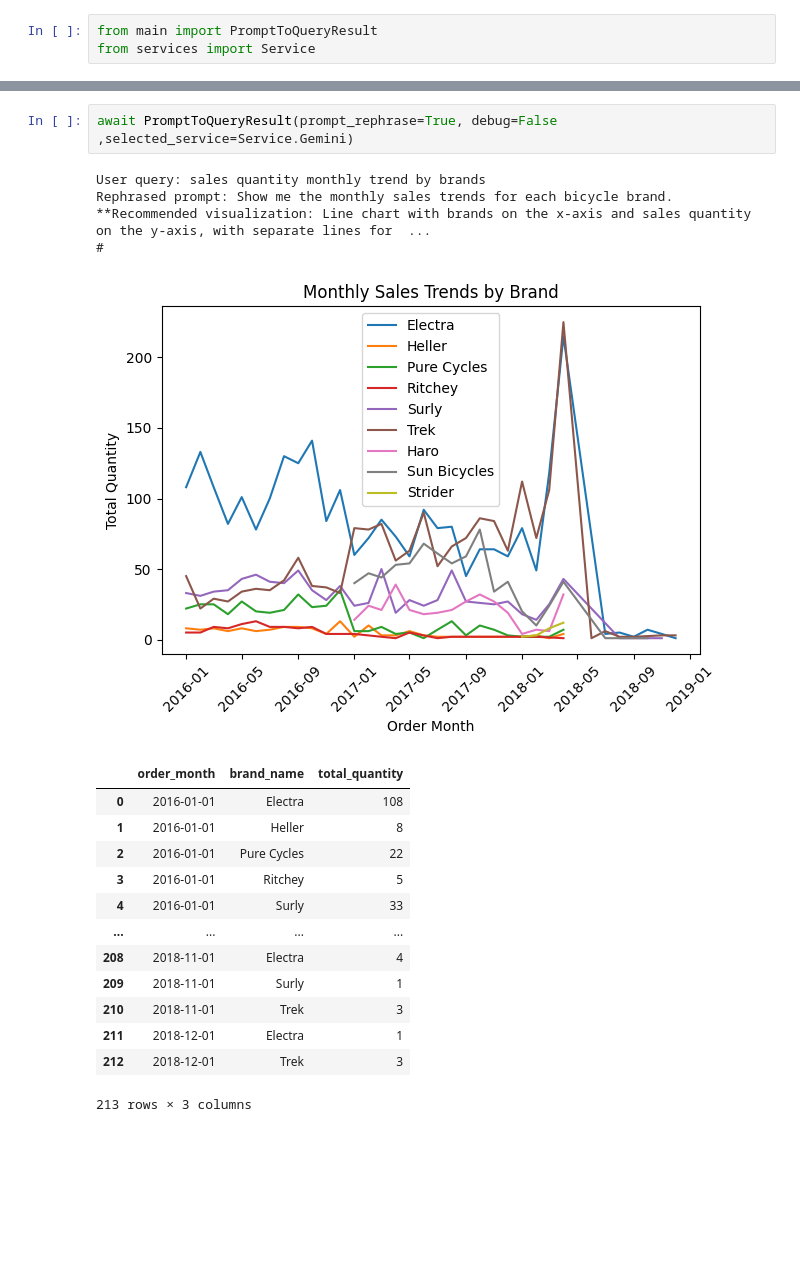
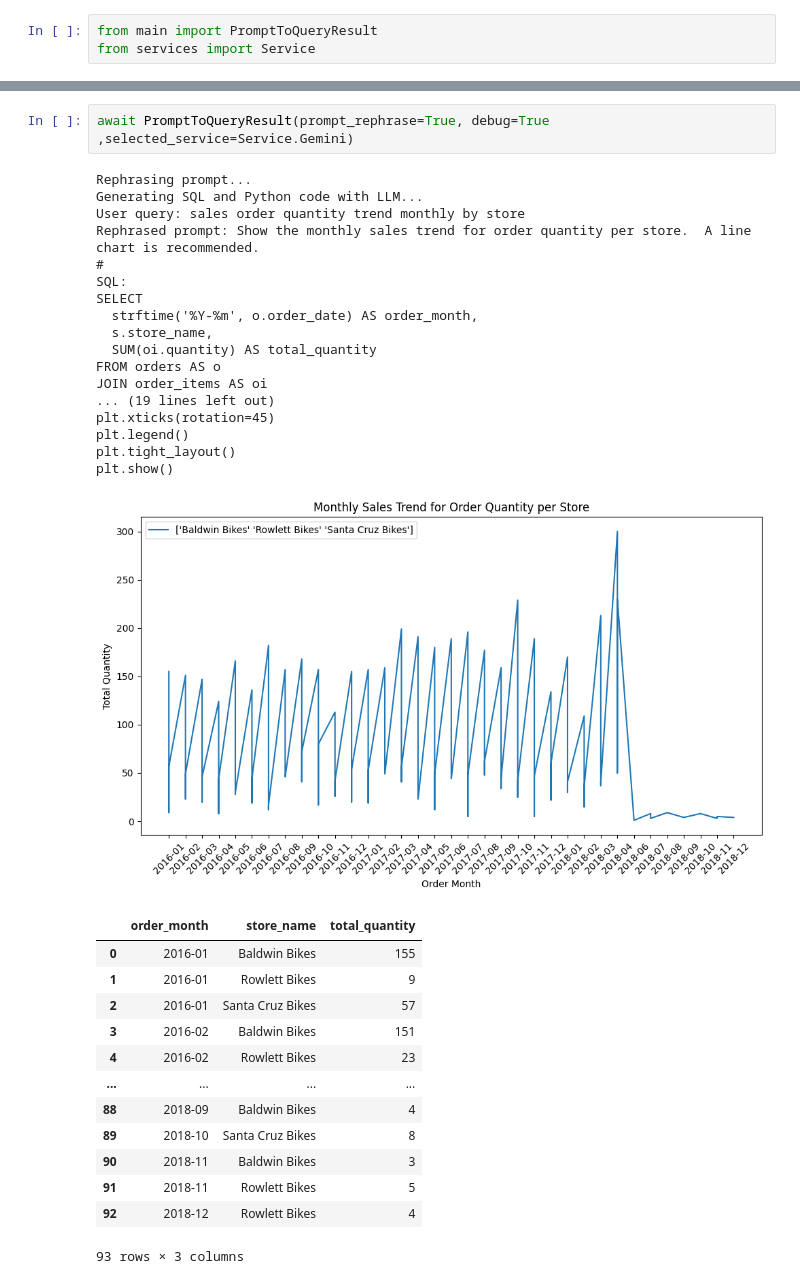
Before and after one commit to baykalucar/SemanticQueries, a Jupyter notebook: demo.ipynb, the cells around one changed output, grey strips where cells are left out. Cells and saved outputs as stored; diff of their text form; blank space fills up the shorter version.

```diff
--- a/demo.ipynb
+++ b/demo.ipynb
@@ -46,20 +226,34 @@ await PromptToQueryResult(prompt_rephrase=True, debug=True ,selected_service=Ser
 # %%
-await PromptToQueryResult(prompt_rephrase=True, debug=False ,selected_service=Service.Gemini)
+await PromptToQueryResult(prompt_rephrase=True, debug=True ,selected_service=Service.Gemini)
 # %% [output]
-User query: sales quantity monthly trend by brands
-Rephrased prompt: Show me the monthly sales trends for each bicycle brand.  **Recommended visualization: Line chart with brands on the x-axis and sales quantity on the y-axis, with separate lines for  ...
+Rephrasing prompt...
+Generating SQL and Python code with LLM...
+User query: sales order quantity trend monthly by store
+Rephrased prompt: Show the monthly sales trend for order quantity per store.  A line chart is recommended.
 #
+SQL:
+SELECT
+  strftime('%Y-%m', o.order_date) AS order_month,
+  s.store_name,
+  SUM(oi.quantity) AS total_quantity
+FROM orders AS o
+JOIN order_items AS oi
+... (19 lines left out)
+plt.xticks(rotation=45)
+plt.legend()
+plt.tight_layout()
+plt.show()
-[figure, old version]
+[figure, new version]
-|  | order_month | brand_name | total_quantity |
-| 0 | 2016-01-01 | Electra | 108 |
-| 1 | 2016-01-01 | Heller | 8 |
-| 2 | 2016-01-01 | Pure Cycles | 22 |
-| 3 | 2016-01-01 | Ritchey | 5 |
-| 4 | 2016-01-01 | Surly | 33 |
+|  | order_month | store_name | total_quantity |
+| 0 | 2016-01 | Baldwin Bikes | 155 |
+| 1 | 2016-01 | Rowlett Bikes | 9 |
+| 2 | 2016-01 | Santa Cruz Bikes | 57 |
+| 3 | 2016-02 | Baldwin Bikes | 151 |
+| 4 | 2016-02 | Rowlett Bikes | 23 |
 | ... | ... | ... | ... |
-| 208 | 2018-11-01 | Electra | 4 |
-| 209 | 2018-11-01 | Surly | 1 |
-| 210 | 2018-11-01 | Trek | 3 |
-| 211 | 2018-12-01 | Electra | 1 |
-| 212 | 2018-12-01 | Trek | 3 |
+| 88 | 2018-09 | Baldwin Bikes | 4 |
+| 89 | 2018-10 | Santa Cruz Bikes | 8 |
+| 90 | 2018-11 | Baldwin Bikes | 3 |
+| 91 | 2018-11 | Rowlett Bikes | 5 |
+| 92 | 2018-12 | Rowlett Bikes | 4 |
-213 rows × 3 columns
+93 rows × 3 columns
```
Also changed, not shown: parts of 4 cells of this notebook, 11 other files.
